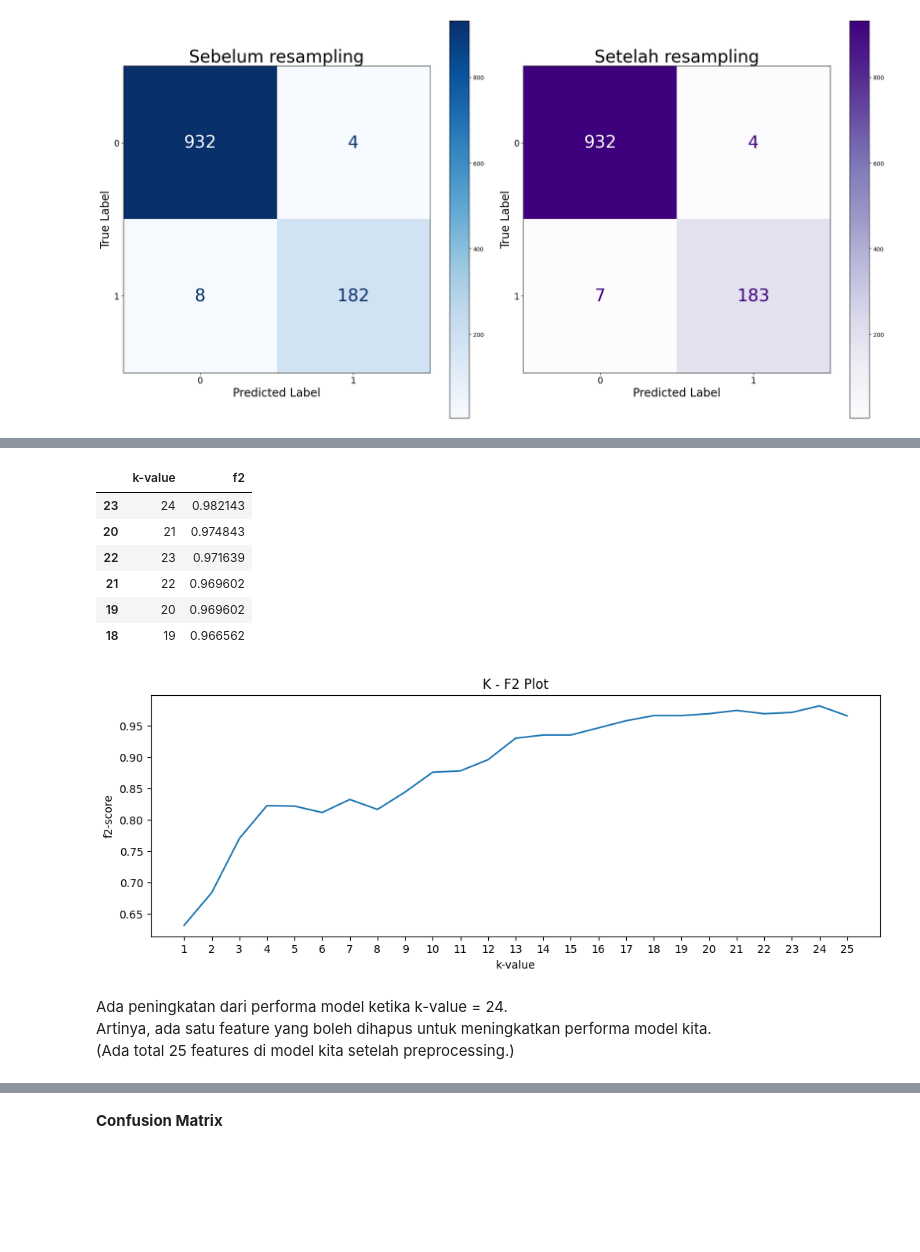
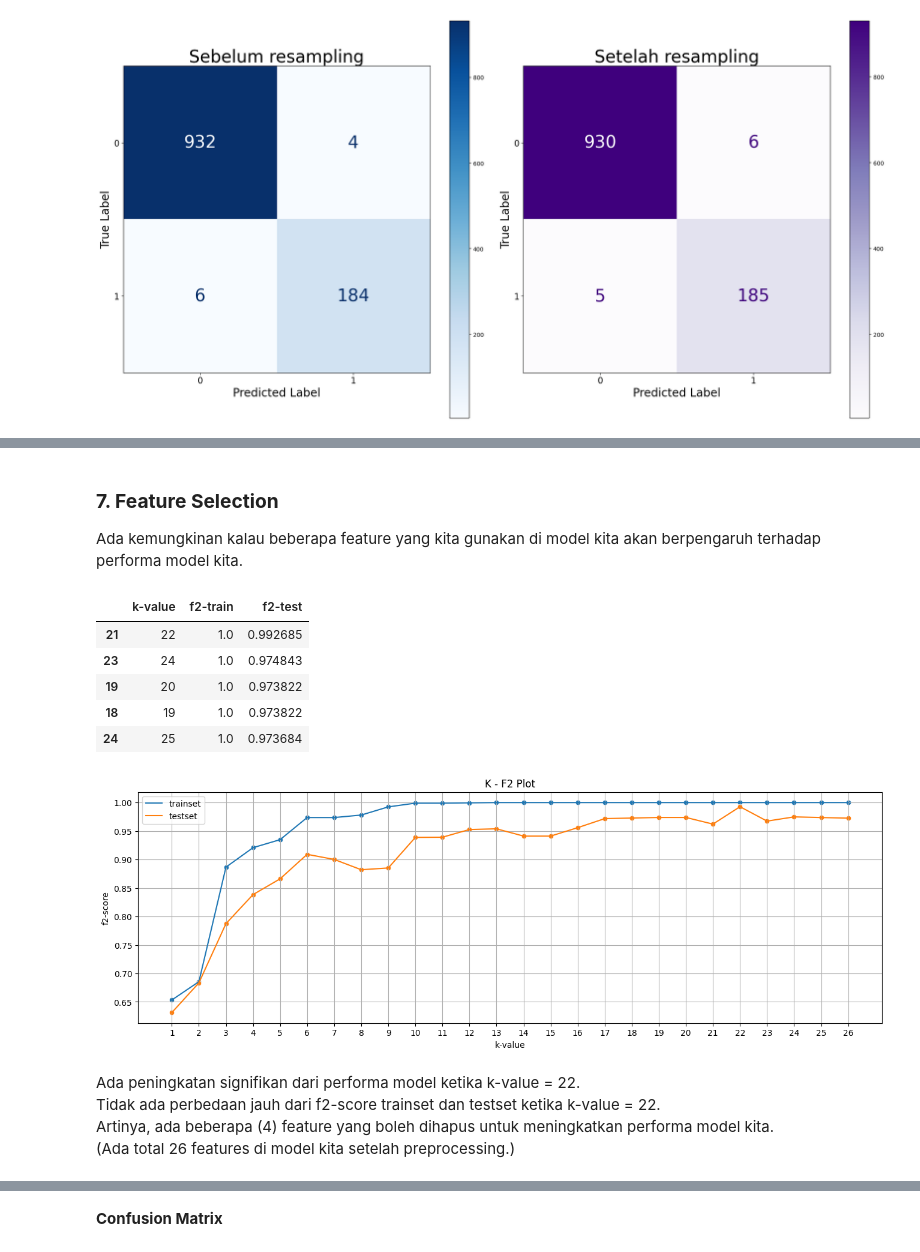
Before and after one commit to tasiamdln/E_Commerce_Churn_Analysis_ML, a Jupyter notebook: E_Commerce_Churn_Classification_and_Data_Analysis.ipynb, the cells around one changed output, grey strips where cells are left out. Drawn from its saved outputs; the diff is of its cells as text; code cells hidden in the pictures; blank space fills up the shorter version.

Commit message:
Update E_Commerce_Churn_Classification_and_Data_Analysis.ipynb
- feature importance + overfitting graph
- penjelasan encoding/scaling (ganti encoding MaritalStatus jadi OneHot)

```diff
--- a/E_Commerce_Churn_Classification_and_Data_Analysis.ipynb
+++ b/E_Commerce_Churn_Classification_and_Data_Analysis.ipynb
@@ -1135,5 +1135,8 @@ Maka kita akan menggunakan model yang awal.
 Data yang kita kerjakan tidak balanced (Stay > Churn). Kita akan mencoba resampling dan melihat apakah ini bisa menaikkan performa model kita.
 # %%
+# updated model
+xgb_tuned = XGBClassifier(learning_rate=0.3, max_depth=20, min_child_weight=2, n_estimators=500, subsample=1.0)
+
 # resamplers
 under = RandomUnderSampler(random_state=42)
 over = RandomOverSampler(random_state=42)
@@ -1148,7 +1151,7 @@ for resampler in list_resampler:
     pipe_resampling = imb_Pipeline([
         ('preprocessing', transformer),
         ('resampling', resampler),
-        ('modeling', xgb)
+        ('modeling', xgb_tuned)
     ])
 
     # fit
@@ -1162,7 +1165,7 @@ for resampler in list_resampler:
     list_f2_resampler.append(f2_resample)
 
 list_resampler.append('Tanpa resampling')
-list_f2_resampler.append(f2_pretuned)
+list_f2_resampler.append(f2_tuned)
 
 df_resampler = pd.DataFrame({
     'resampler':list_resampler,
@@ -1186,7 +1186,7 @@ f2-score naik dari **0.9619** ke **0.9662.**
 model_oversample = imb_Pipeline([
     ('preprocessing', transformer),
     ('resampling', over),
-    ('modeling', xgb)
+    ('modeling', xgb_tuned)
 ])
 
 # fitting
@@ -1199,7 +1199,7 @@ y_pred_over = model_oversample.predict(x_test)
 fig, axes = plt.subplots(1, 2, figsize=(20, 10))
 
 # Sebelum resampling
-disp1 = ConfusionMatrixDisplay(confusion_matrix=confusion_matrix(y_test, y_predict))
+disp1 = ConfusionMatrixDisplay(confusion_matrix=confusion_matrix(y_test, y_predict_2))
 disp1.plot(ax=axes[0], cmap='Blues', text_kw={'size': 30})
 axes[0].set_xlabel('Predicted Label', fontsize=20)
 axes[0].tick_params(axis='x', labelsize=15)
@@ -1227,3 +1231,6 @@ Artinya, model kita menjadi lebih akurat setelah resampling. <br>
+# %% [markdown]
+### **7. Feature Selection**
+Ada kemungkinan kalau beberapa feature yang kita gunakan di model kita akan berpengaruh terhadap performa model kita.
 # %%
 # jumlah kolom dan nama kolom setelah preprocessing
 transformer.fit(x_train)
@@ -1232,7 +1239,8 @@ col_names = transformer.get_feature_names_out()
 
 # mencari k-value terbaik
 list_kval = range(1,cols+1)
-list_f2 = []
+list_f2_train = []
+list_f2_test = []
 
 for kval in list_kval:
     # Selection Model
@@ -1243,48 +1251,61 @@ for kval in list_kval:
     ('prep', transformer),
     ('resampler', over),
     ('select', select),
-    ('model', xgb)
+    ('model', xgb_tuned)
     ])
 
     # modeling
     model_feat.fit(x_train, y_train)
 
     # predicting
-    y_pred_good = model_feat.predict(x_test)
+    y_pred_good_train = model_feat.predict(x_train)
+    y_pred_good_test = model_feat.predict(x_test)
 
     # f2
-    f2_feat = fbeta_score(y_pred=y_pred_good, y_true=y_test, beta=2)
+    f2_feat_train = fbeta_score(y_pred=y_pred_good_train, y_true=y_train, beta=2)
+    f2_feat_test = fbeta_score(y_pred=y_pred_good_test, y_true=y_test, beta=2)
 
     # append to list
-    list_f2.append(f2_feat)
+    list_f2_train.append(f2_feat_train)
+    list_f2_test.append(f2_feat_test)
 
 # dataframe
 df_ktest = pd.DataFrame({
     'k-value':list_kval,
-    'f2':list_f2,
-}).sort_values('f2',ascending=False)
-df_ktest.head(6)
+    'f2-train':list_f2_train,
+    'f2-test':list_f2_test,
+}).sort_values('f2-test', ascending=False)
+df_ktest.head()
 # %% [output]
-|  | k-value | f2 |
-| 23 | 24 | 0.982143 |
-| 20 | 21 | 0.974843 |
-| 22 | 23 | 0.971639 |
-| 21 | 22 | 0.969602 |
-| 19 | 20 | 0.969602 |
-| 18 | 19 | 0.966562 |
+|  | k-value | f2-train | f2-test |
+| 21 | 22 | 1.0 | 0.992685 |
+| 23 | 24 | 1.0 | 0.974843 |
+| 19 | 20 | 1.0 | 0.973822 |
+| 18 | 19 | 1.0 | 0.973822 |
+| 24 | 25 | 1.0 | 0.973684 |
 # %%
 # visualisation
-plt.figure(figsize=(12,4))
+plt.figure(figsize=(16,5))
+plt.grid(True)
 plt.title('K - F2 Plot')
-sns.lineplot(data=df_ktest, x='k-value', y='f2')
+
+# train
+sns.lineplot(data=df_ktest, x='k-value', y='f2-train', label='trainset')
+sns.scatterplot(data=df_ktest, x='k-value', y='f2-train')
+
+# test
+sns.lineplot(data=df_ktest, x='k-value', y='f2-test', label='testset')
+sns.scatterplot(data=df_ktest, x='k-value', y='f2-test')
+
 plt.xticks(list_kval)
 plt.ylabel('f2-score');
 # %% [output]
-[figure, old version]
+[figure, new version]
 # %% [markdown]
-Ada peningkatan dari performa model ketika k-value = 24. <br>
-Artinya, ada satu feature yang boleh dihapus untuk meningkatkan performa model kita.<br>
-(Ada total 25 features di model kita setelah preprocessing.)
+Ada peningkatan signifikan dari performa model ketika k-value = 22. <br>
+Tidak ada perbedaan jauh dari f2-score trainset dan testset ketika k-value = 22. <br>
+Artinya, ada beberapa (4) feature yang boleh dihapus untuk meningkatkan performa model kita.<br>
+(Ada total 26 features di model kita setelah preprocessing.)
 # %%
 # updated model
 model_feat = imb_Pipeline([
```
Also changed, not shown: parts of 25 cells of this notebook.
